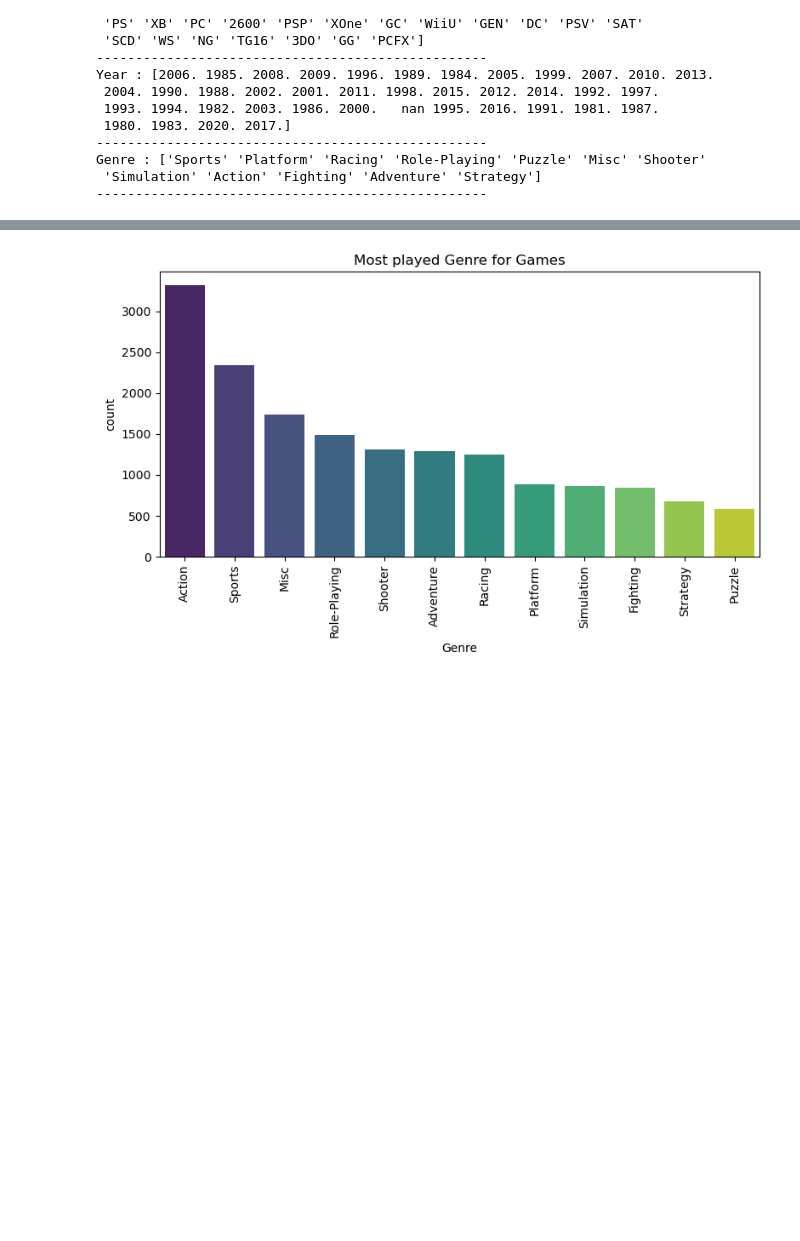
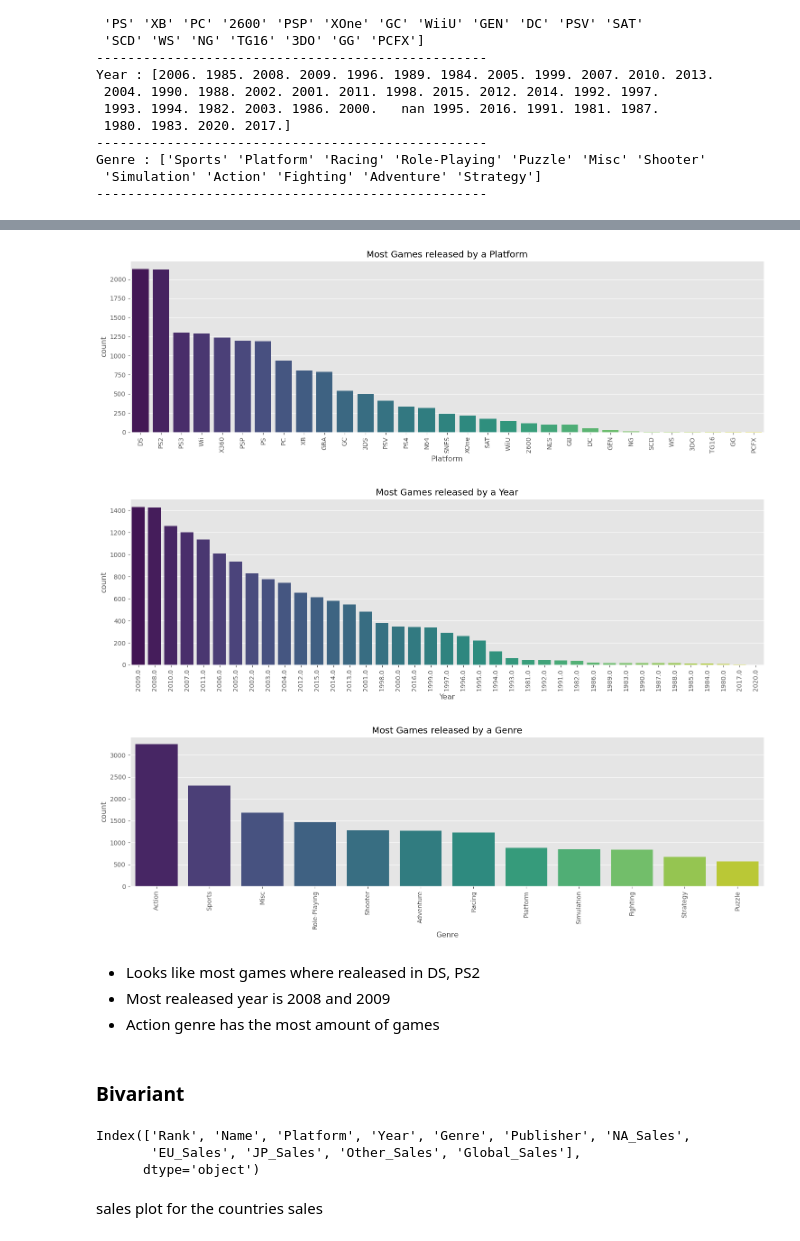
Before and after one commit to Aman-Baruwal/Games_Sales_Analysis, a Jupyter notebook: games_sales.ipynb, the cells around one changed output, grey strips where cells are left out. Saved outputs shown, nothing was run; the diff lists cells and outputs as text; code cells hidden in the pictures; blank space fills up the shorter version.

```diff
--- a/games_sales.ipynb
+++ b/games_sales.ipynb
@@ -5,6 +5,7 @@ import numpy as np
 import pandas as pd
 import matplotlib.pyplot as plt
 import seaborn as sns
+plt.style.use('ggplot')
 
 import warnings
 warnings.filterwarnings('ignore')
@@ -80,0 +100,2 @@ Genre : ['Sports' 'Platform' 'Racing' 'Role-Playing' 'Puzzle' 'Misc' 'Shooter'
+# %%
+df.dropna(inplace=True)
@@ -89,9 +114,30 @@ plt.show()
 # %%
-plt.figure(figsize=(8,5))
-sns.countplot(data = df , x = 'Genre', order=df['Genre'].value_counts().index, palette='viridis').set_title("Most played Genre for Games")
-plt.xticks(rotation = 90)
-plt.tight_layout()
-plt.show()
+uni = [
+    'Platform', 'Year', 'Genre'
+]
+
+for i in uni:
+    plt.figure(figsize=(15, 5))
+    sns.countplot(x = i, data = df, palette='viridis', order=df[i].value_counts().index).set_title(f'Most Games released by a {i}')
+    plt.xticks(rotation = 90)
+    plt.tight_layout()
+    plt.show()
 # %% [output]
-[figure, old version]
+[figure, new version]
+[figure, added]
+[figure, added]
+# %% [markdown]
+- Looks like most games where realeased in DS, PS2
+- Most realeased year is 2008 and 2009
+- Action genre has the most amount of games
+# %% [markdown]
+### Bivariant
+# %%
+df.columns
+# %% [output]
+Index(['Rank', 'Name', 'Platform', 'Year', 'Genre', 'Publisher', 'NA_Sales',
+       'EU_Sales', 'JP_Sales', 'Other_Sales', 'Global_Sales'],
+      dtype='object')
+# %% [markdown]
+sales plot for the countries sales
 # %%
```
Also changed, not shown: parts of 13 cells of this notebook, 1 other file.
